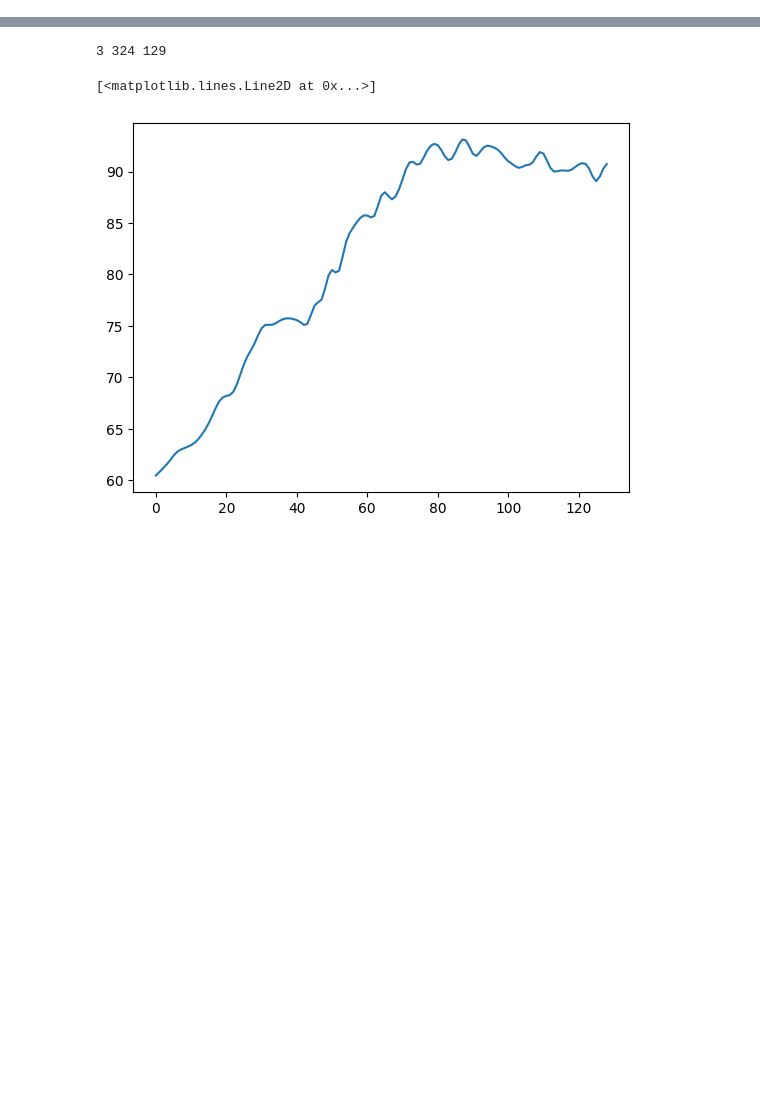
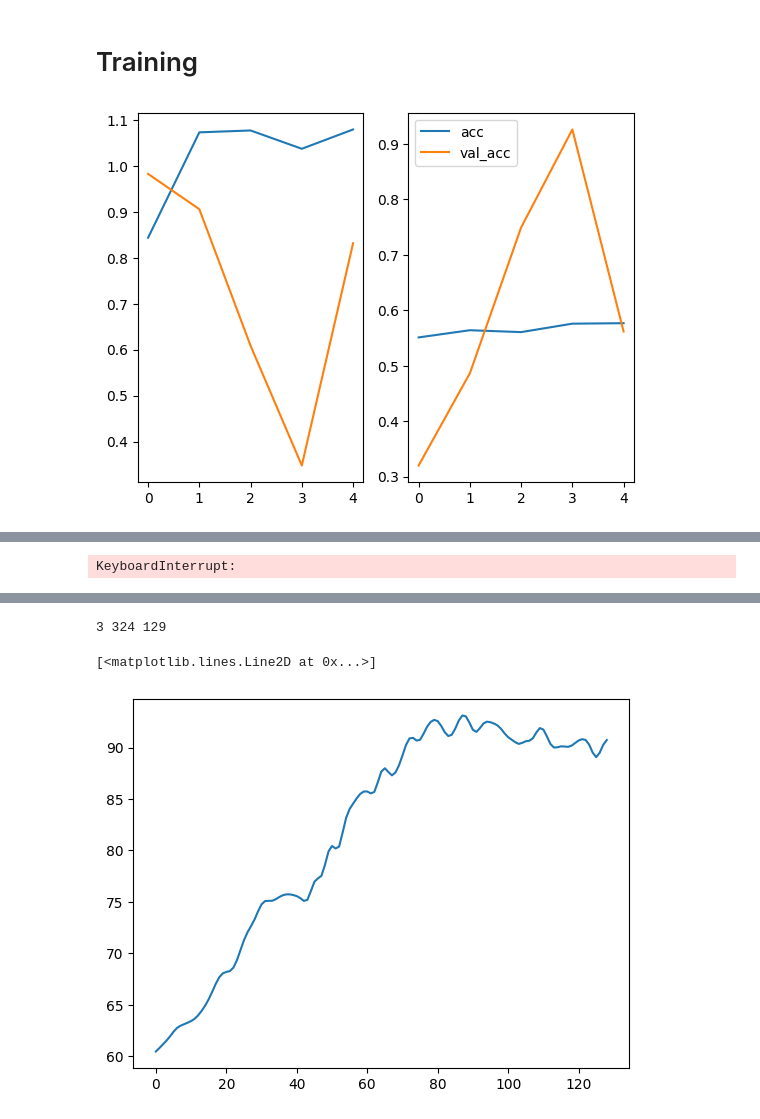
Before and after one commit to kcbhatraju/QusAI, a Jupyter notebook: data-science/train.ipynb, the cells around one changed output, grey strips where cells are left out. Cells and saved outputs as stored; diff of their text form; code cells hidden in the pictures; blank space fills up the shorter version.

Commit message:
successful train on downloaded data

```diff
--- a/data-science/train.ipynb
+++ b/data-science/train.ipynb
@@ -11,5 +24,5 @@ import matplotlib.pyplot as plt
 # %%
-DF_DIR = Path("/Volumes/CREST Data/ExactData/Downloaded_Pkl")
+DF_DIR = Path("/Volumes/CREST Data/David_S_Data/ExactData/Downloaded_Pkl")
 BATCH_SIZE = 15
 EPOCHS = 400
 N_FOLDS = np.array([5,6,7,8,9,10,11,12,13,14,15]) #[1,2,3,4,5,6,7,8,9,10]
@@ -17,3 +30,5 @@ N_FOLDS = np.array([5,6,7,8,9,10,11,12,13,14,15]) #[1,2,3,4,5,6,7,8,9,10]
 train_df = pd.read_pickle(DF_DIR / Path('Train_df-PS04_snapshot01.pkl'))
 test_df = pd.read_pickle(DF_DIR / Path('Test_df-PS04_snapshot01.pkl'))
 val_df = pd.read_pickle(DF_DIR / Path('Val_df-PS04_snapshot01.pkl'))
+# %%
+x_train_4D, y_train_4D, x_valid_4D, y_valid_4D, x_test_4D, y_test_4D, pct_cancer_weights, psa_train, psa_valid, psa_test = pp.create_4D(train_df, val_df, test_df, 'PS', sub_gain=1)
@@ -19,0 +39,4 @@ val_df = pd.read_pickle(DF_DIR / Path('Val_df-PS04_snapshot01.pkl'))
+# %%
+x_train_4D = pp.data_norm_stand(x_train_4D)
+x_valid_4D = pp.data_norm_stand(x_valid_4D)
+x_test_4D = pp.data_norm_stand(x_test_4D)
@@ -19,0 +84,17 @@ val_df = pd.read_pickle(DF_DIR / Path('Val_df-PS04_snapshot01.pkl'))
+# %% [markdown]
+# Training
+# %%
+workdir = "/Users/davidspector/Home/UCSD/py_cnn/data-science/models-out/"
+log_dir = Path("/Users/davidspector/Home/UCSD/py_cnn/data-science/logs/")
+batch_size = 15
+epochs = 400
+nFold = np.array([5,6,7,8,9,10,11,12,13,14,15])
+# %%
+import utils
+importlib.reload(utils)
+importlib.reload(models)
+importlib.reload(engine)
+full_model = models.model_3d_00(x_train[0], y_train, psa_train, workdir)
+full_model, history = engine.train_model(full_model, x_train, y_train, x_valid, y_valid, batch_size, epochs, pct_cancer_weights, log_dir) #0.0008 ,Xe,Xf,,Xve,Xvf
+# %% [output]
+[figure, added]
@@ -20,3 +105,4 @@ val_df = pd.read_pickle(DF_DIR / Path('Val_df-PS04_snapshot01.pkl'))
+KeyboardInterrupt:
 # %%
 train_df.head()
 # %% [output]
```
Also changed, not shown: parts of 8 cells of this notebook, 5 other files.
